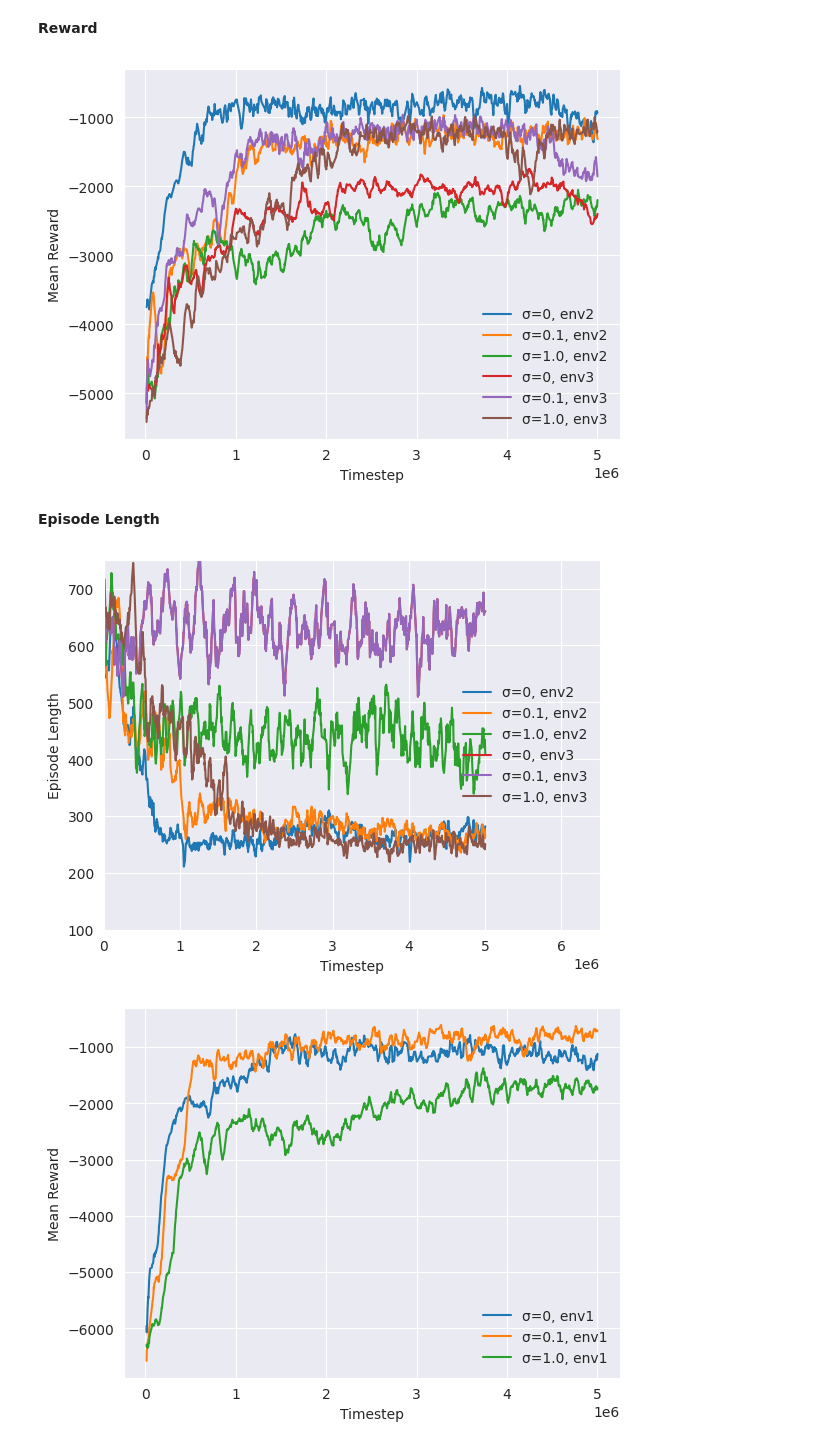
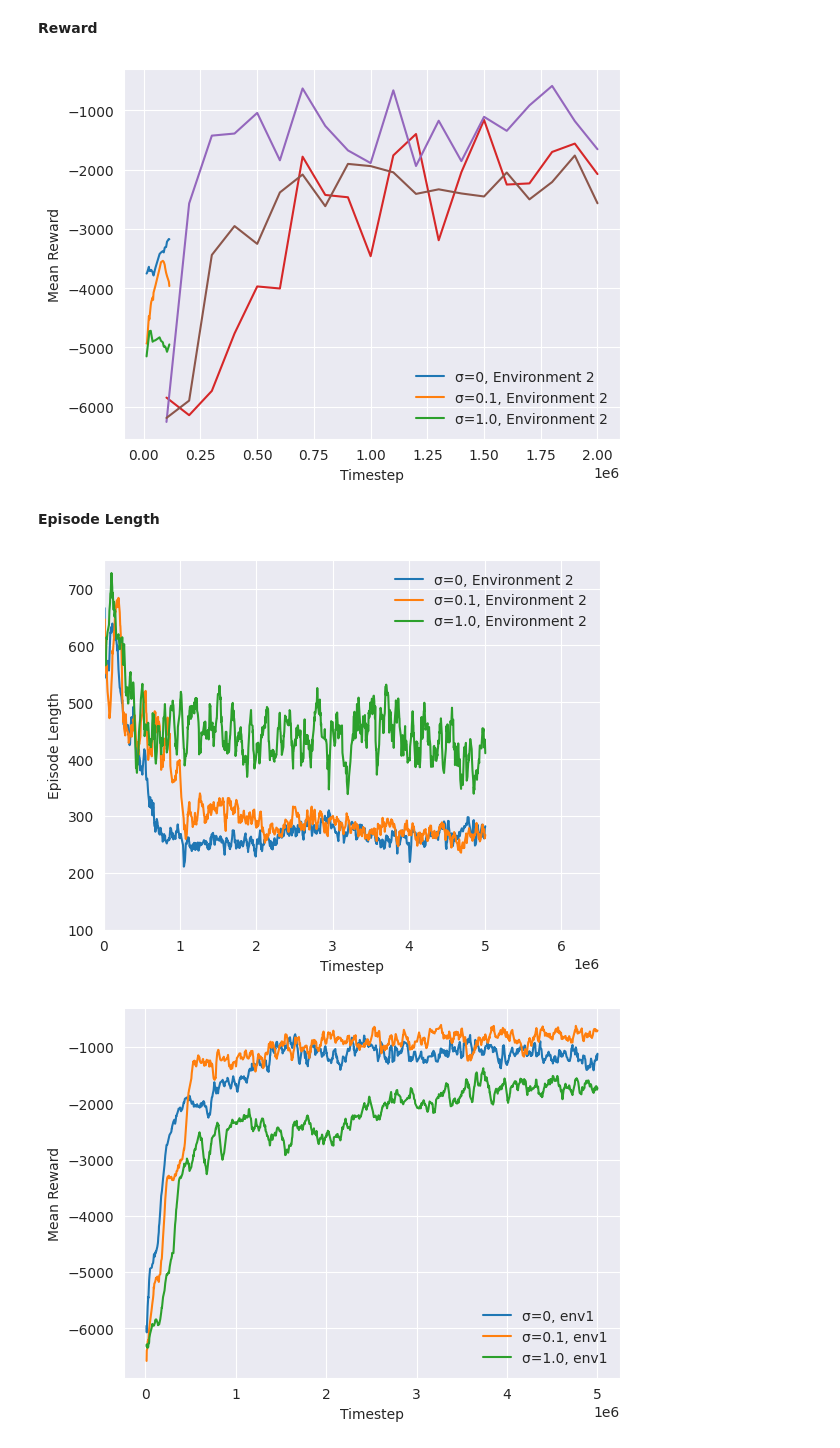
Before and after one commit to thatblueboy/DroneControl, a Jupyter notebook: visualizations/visualizeTraining.ipynb, the cells around one changed output. Saved outputs shown, nothing was run; the diff lists cells and outputs as text; code cells hidden in the pictures.

Commit message:
varying bias plots

```diff
--- a/visualizations/visualizeTraining.ipynb
+++ b/visualizations/visualizeTraining.ipynb
@@ -9,9 +9,9 @@ import seaborn as sns
 model1Reward = pd.read_csv('trainData/model4-rew.csv')
 model2Reward = pd.read_csv('trainData/model5-rew.csv')
 model3Reward = pd.read_csv('trainData/model6-rew.csv')
-model4Reward = pd.read_csv('trainData/model7-rew.csv')
-model5Reward = pd.read_csv('trainData/model8-rew.csv')
-model6Reward = pd.read_csv('trainData/model9-rew.csv')
+model4Reward = pd.read_csv('trainData/model7_meanR.csv')
+model5Reward = pd.read_csv('trainData/model8_meanR.csv')
+model6Reward = pd.read_csv('trainData/model9_meanR.csv')
 # %%
 rewardData1 = []
 rewardData2 = []
@@ -24,21 +24,21 @@ rewardData2 = np.array(rewardData2)
 # %%
 sns.set_style('darkgrid')
 sns.despine()
 
 maxStep = 1000
 
 plt.plot(rewardData1[:,0][:maxStep], rewardData1[:,1][:maxStep])
 plt.plot(rewardData1[:,0][:maxStep], rewardData1[:,2][:maxStep])
 plt.plot(rewardData1[:,0][:maxStep], rewardData1[:,3][:maxStep])
 plt.plot(rewardData2[:,0][:maxStep], rewardData2[:,1][:maxStep])
 plt.plot(rewardData2[:,0][:maxStep], rewardData2[:,2][:maxStep])
 plt.plot(rewardData2[:,0][:maxStep], rewardData2[:,3][:maxStep])
-plt.legend(['σ=0, env2', 'σ=0.1, env2', 'σ=1.0, env2', 'σ=0, env3', 'σ=0.1, env3', 'σ=1.0, env3'], frameon=False)
+plt.legend(['σ=0, Environment 2', 'σ=0.1, Environment 2', 'σ=1.0, Environment 2'], frameon=False)
 plt.xlabel("Timestep")
 plt.ylabel("Mean Reward")
-plt.show()
+plt.savefig("TrainReward.png")
 # %% [output]
-[figure, old version]
+[figure, new version]
 # %% [markdown]
 **Episode Length**
 # %%
@@ -66,17 +63,14 @@ maxStep = 1000
 plt.plot(durData1[:,0][:maxStep], durData1[:,1][:maxStep])
 plt.plot(durData1[:,0][:maxStep], durData1[:,2][:maxStep])
 plt.plot(durData1[:,0][:maxStep], durData1[:,3][:maxStep])
-plt.plot(durData2[:,0][:maxStep], durData2[:,1][:maxStep])
-plt.plot(durData2[:,0][:maxStep], durData2[:,2][:maxStep])
-plt.plot(durData2[:,0][:maxStep], durData2[:,3][:maxStep])
-plt.legend(['σ=0, env2', 'σ=0.1, env2', 'σ=1.0, env2','σ=0, env3', 'σ=0.1, env3', 'σ=1.0, env3'], frameon=False)
+plt.legend(['σ=0, Environment 2', 'σ=0.1, Environment 2', 'σ=1.0, Environment 2'], frameon=False)
 plt.xlabel("Timestep")
 plt.xlim([0,6.5*10**6])
 plt.ylim([100,750])
 plt.ylabel("Episode Length")
-plt.show()
+plt.savefig("TrainEplen.png")
 # %% [output]
-[figure, old version]
+[figure, new version]
 # %%
 model1Reward = pd.read_csv('trainData/model1_train_reward.csv')
 model2Reward = pd.read_csv('trainData/model2_train_reward.csv')
```
Also changed, not shown: parts of 3 cells of this notebook, 14 other files.
